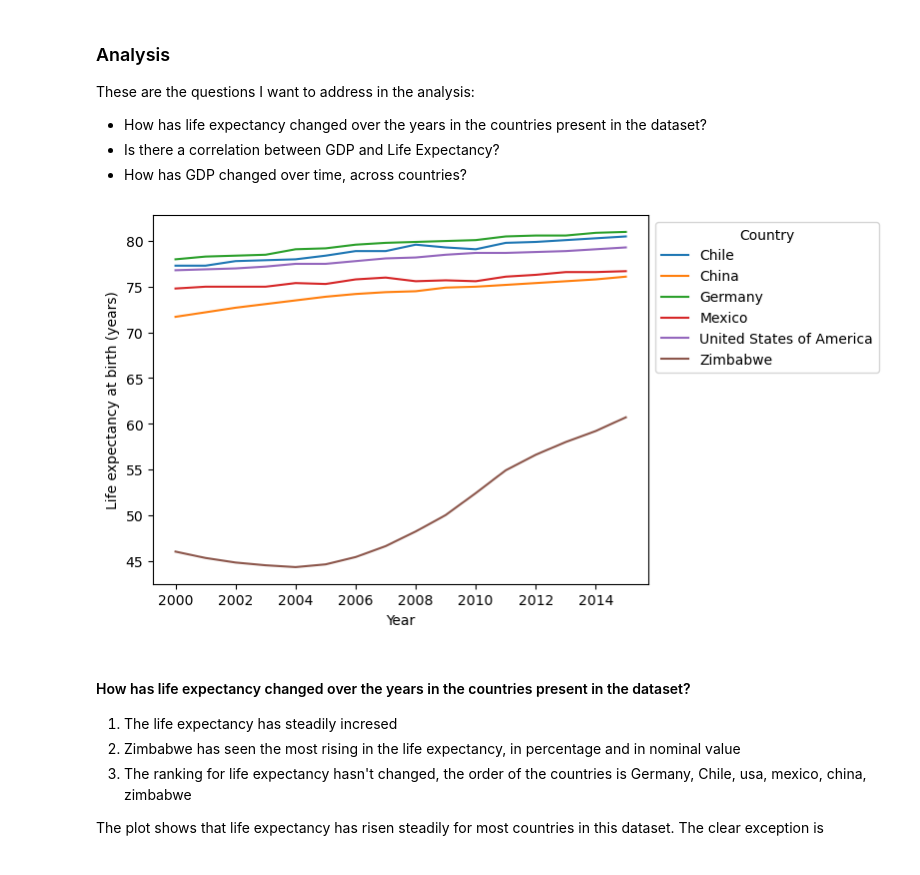
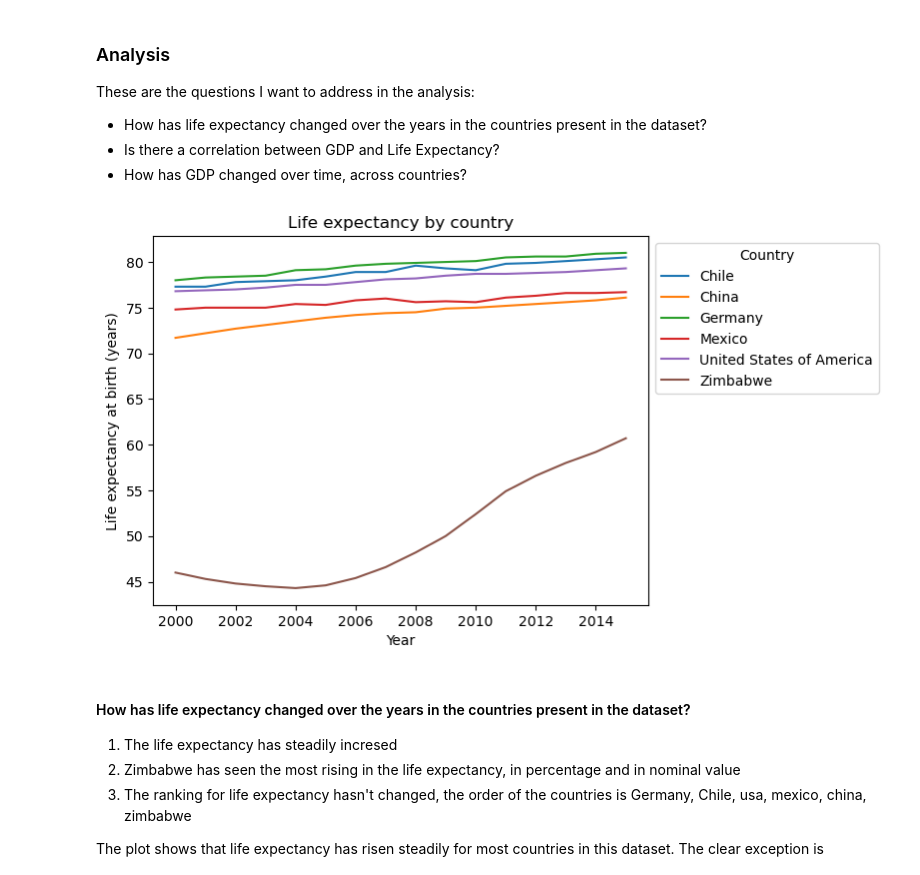
Before and after one commit to mxPorf/machine-learning-specialist-portfolio, a Jupyter notebook: Life-Expectancy-and-GDP/life_expectancy_gdp.ipynb, the cells around one changed output. Saved outputs shown, nothing was run; the diff lists cells and outputs as text; code cells hidden in the pictures.

Commit message:
Create images from the plots

```diff
--- a/Life-Expectancy-and-GDP/life_expectancy_gdp.ipynb
+++ b/Life-Expectancy-and-GDP/life_expectancy_gdp.ipynb
@@ -118,10 +123,18 @@ These are the questions I want to address in the analysis:
 - How has GDP changed over time, across countries?
 # %%
 #How has life expectancy changed over the years in the countries present in the dataset?
-ax = sns.lineplot(x=lexp['Year'], y='Life expectancy at birth (years)', data=lexp, hue='Country')
+ax = sns.lineplot(
+    x=lexp['Year'],
+    y='Life expectancy at birth (years)',
+    data=lexp,
+    hue='Country',
+    legend='brief'
+)
+plt.title('Life expectancy by country')
 sns.move_legend(ax, "upper left", bbox_to_anchor=(1, 1))
+fig.savefig('life_expectancy_over_years_across_countries.png')
 # %% [output]
-[figure, old version]
+[figure, new version]
 # %% [markdown]
 #### How has life expectancy changed over the years in the countries present in the dataset?
 
```
Also changed, not shown: parts of 4 cells of this notebook.
